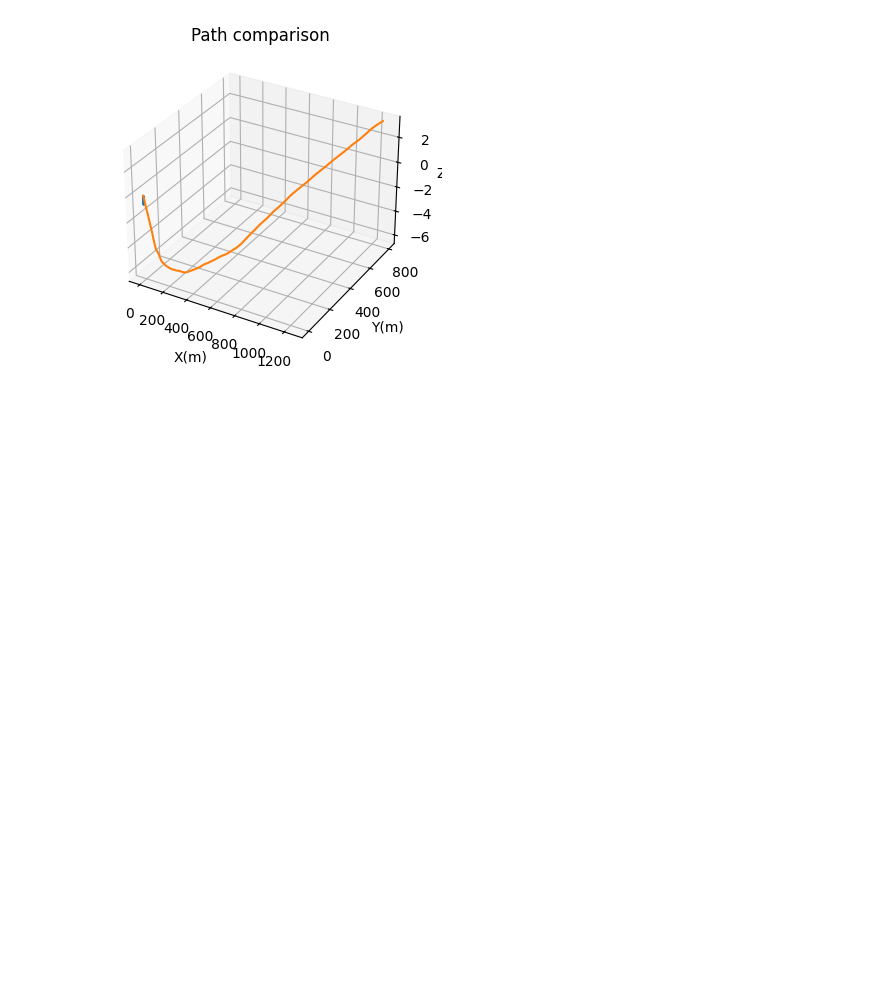
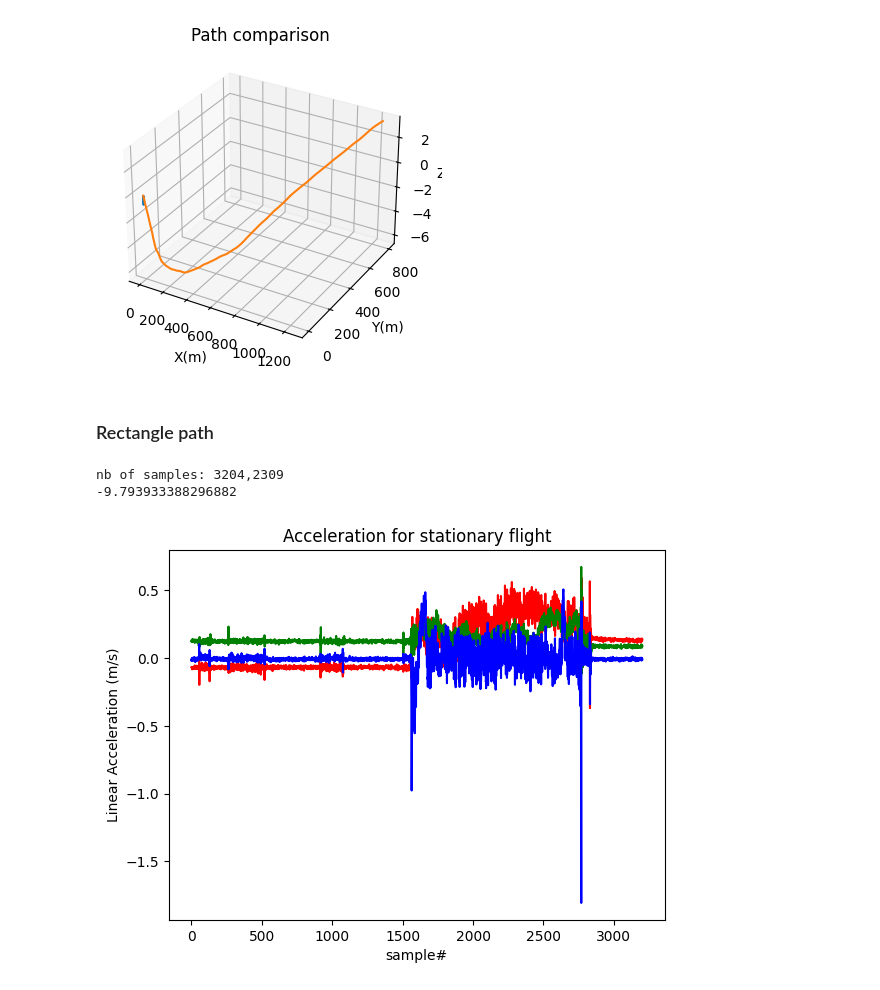
Before and after one commit to diplodocuslongus/ardupilot2know, a Jupyter notebook: param_log_msg/load_ardupilot_bin_imu.ipynb, the cells around one changed output. Cells and saved outputs as stored; diff of their text form; code cells hidden in the pictures; blank space fills up the shorter version.

Commit message:
rectangle flight

```diff
--- a/param_log_msg/load_ardupilot_bin_imu.ipynb
+++ b/param_log_msg/load_ardupilot_bin_imu.ipynb
@@ -36,6 +36,11 @@ parser = Ardupilot.parse(FULLNAME,types=['XKF1','XKF2','GPS','VISP','MAG','IMU',
 LOGNAME = 'vins_250_loiter_test_visp.bin'
 FULLNAME = f'{PATH2FILES}/{LOGNAME}'
 parser2 = Ardupilot.parse(FULLNAME,types=['XKF1','XKF2','GPS','VISP','VISV','MAG','IMU','XKY0','MODE','ATT'])
+# %%
+# parse another log
+LOGNAME = 'guided_rectangle.bin'
+FULLNAME = f'{PATH2FILES}/{LOGNAME}'
+parser3 = Ardupilot.parse(FULLNAME,types=['XKF1','XKF2','GPS','VISP','VISV','MAG','IMU','XKY0','MODE','ATT'])
 # %%
 mydf = parser.dfs['PARM']
 # %%
@@ -51,6 +59,9 @@ mydf_imu = parser.dfs['IMU']
 # %%
 mydf2_imu = parser2.dfs['IMU']
 mydf2_pos = parser2.dfs['VISP']
+# %%
+mydf3_imu = parser3.dfs['IMU']
+mydf3_pos = parser3.dfs['VISP']
 # %% [markdown]
 ### IMU log analysis
 
@@ -474,3 +486,26 @@ ax.set_zlabel("Z(m)")
 plt.show()
 # %% [output]
 [figure]
+# %% [markdown]
+### Rectangle path
+# %%
+accx,accy,accz = mydf3_imu['AccX'].to_numpy(), mydf3_imu['AccY'].to_numpy(), mydf3_imu['AccZ'].to_numpy()
+posx,posy,posz = mydf3_pos['PX'].to_numpy(), mydf3_pos['PY'].to_numpy(), mydf3_pos['PZ'].to_numpy()
+# seems that accx contains data from 2 accnetometer,
+# we take one every other elements
+# accx1,accy1,accz1 = accx[0::2],accy[0::2],accz[0::2]
+# for further processing on the raw data
+accx1,accy1,accz1 = accx[0::2].copy(),accy[0::2].copy(),accz[0::2].copy()
+# accx2,accy2,accz2 = accx[1::2],accy[1::2],accz[1::2]
+# %%
+print(f'nb of samples: {len(accx1)},{len(posx)}')
+# seems that IMU log lasted longer than VISP, so we fix the max nb of fsampe of comparison to that of VISP
+maxs = len(posx)
+# get average gravity
+gravity = np.mean(accz1)
+print(gravity)
+# remove gracity from acc z
+accz1 = accz1 - gravity
+# %% [output]
+nb of samples: 3204,2309
+-9.793933388296882
@@ -476,0 +517,14 @@ plt.show()
+# %%
+fig,ax = plt.subplots(1)
+ax.plot(accx1,'r')
+ax.plot(accy1,'g')
+ax.plot(accz1,'b')
+# ax.plot(accm1,'k.')
+ax.set_title('Acceleration for stationary flight')
+ax.set_xlabel('sample#')
+ax.set_ylabel('Linear Acceleration (m/s)')
+# plt.savefig("acc_from_log_stationary.png", format='png')
+# plt.savefig("magx_from_log_with_train_zoomin.png", format='png')
+plt.show()
+# %% [output]
+[figure, added]
```
Also changed, not shown: parts of 23 cells of this notebook, 5 other files.
